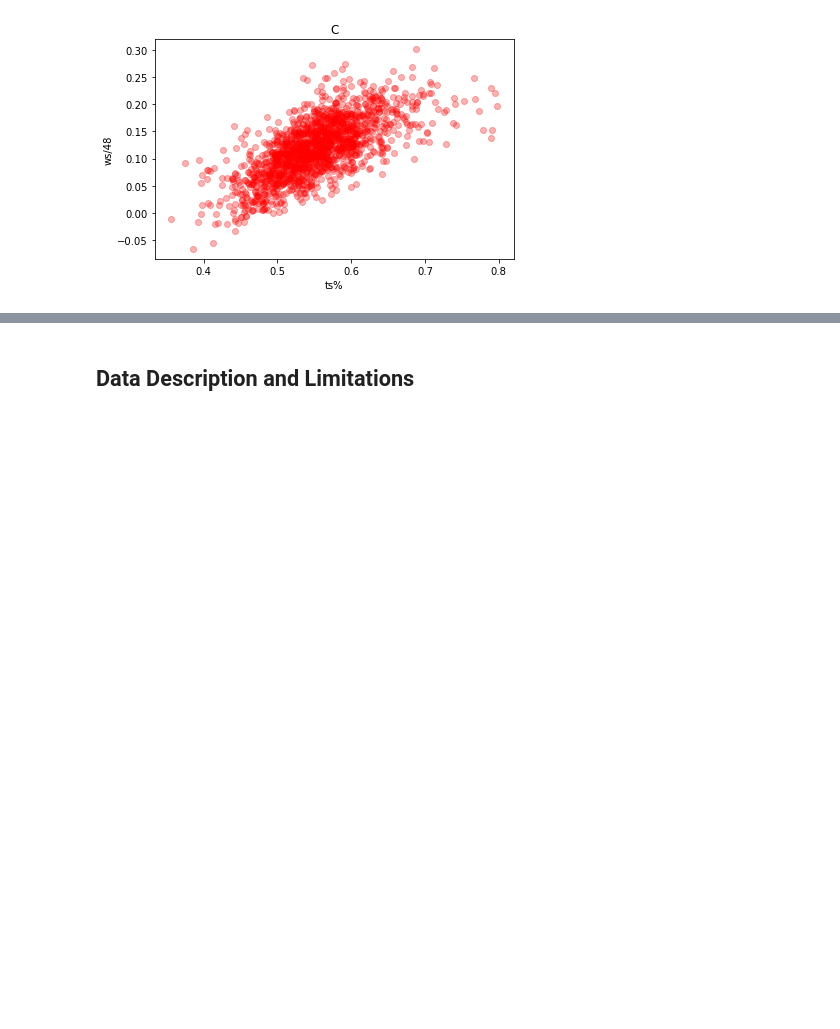
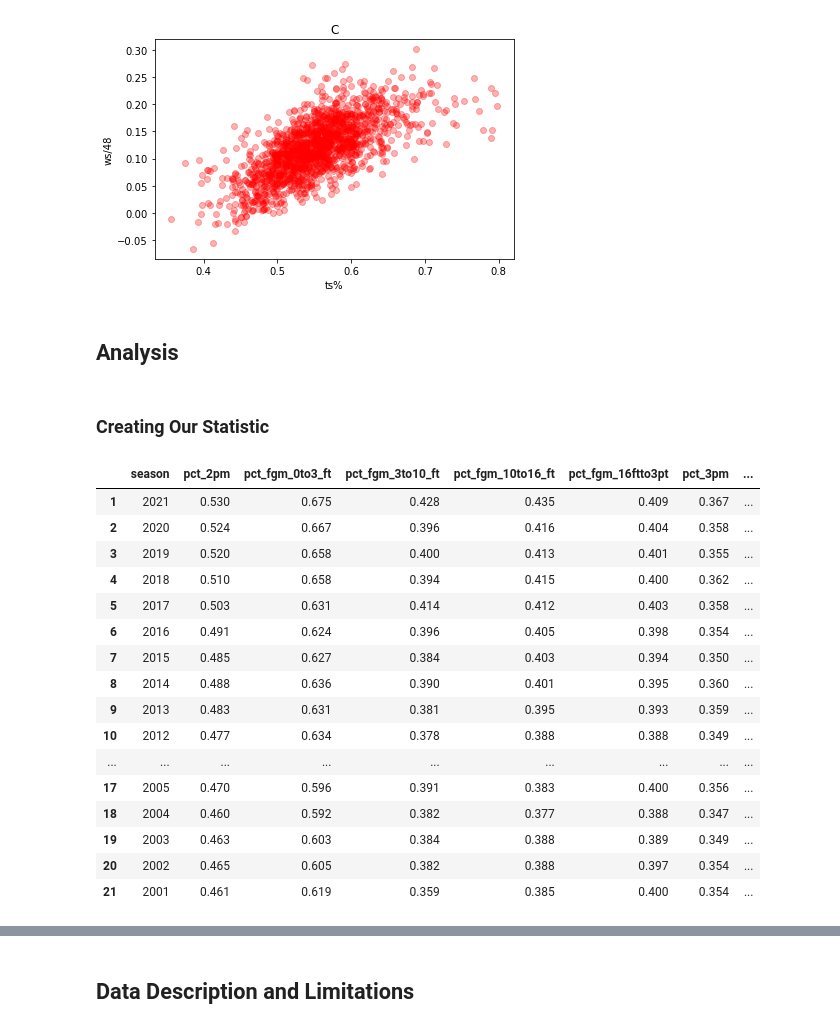
Before and after one commit to MAhram1/INFO-2950-Project, a Jupyter notebook: proj.ipynb, the cells around one changed output, grey strips where cells are left out. Saved outputs shown, nothing was run; the diff lists cells and outputs as text; code cells hidden in the pictures; blank space fills up the shorter version.

```diff
--- a/proj.ipynb
+++ b/proj.ipynb
@@ -309,8 +309,7 @@ In the above cells, we begin tidying up league_avg_shooting's column names. We d
 # Now, dropping the columns that we are certain are irrelevant or unnecessary to our analysis.
 lg_avg_shooting = lg_avg_shooting.drop(['G', 'MP', 'FG%', 'dist (ft)', 'pct_FGA_2P', 'pct_FGA_0to3_ft',
                                         'pct_FGA_3to10_ft', 'pct_FGA_10to16_ft', 'pct_FGA_16ftto3PT',
-                                        'pct_FGA_3PT', 'pct_FGA_dunks', 'dunks_made', 'pct_3PA_corner',
-                                        'heaves_att', 'heaves_made'],
+                                        'pct_FGA_3PT', 'pct_FGA_dunks', 'dunks_made','heaves_att', 'heaves_made'],
                                        axis = 1)
 # Making all columns lowercase...
 lg_avg_shooting.columns = [col_name.lower() for col_name in lg_avg_shooting.columns]
@@ -343,7 +343,8 @@ dtype: object
 lg_avg_shooting = lg_avg_shooting.astype({'season': int, 'pct_2pm': float, 'pct_fgm_0to3_ft': float,
                                            'pct_fgm_3to10_ft': float, 'pct_fgm_10to16_ft': float,
                                            'pct_fgm_16ftto3pt': float, 'pct_3pm': float, 'pct_2pm_assisted': float,
-                                           'pct_3pm_assisted': float, 'pct_3pm_corner': float})
+                                           'pct_3pm_assisted': float, 'pct_3pm_corner': float,
+                                           'pct_3pa_corner': float})
 print(lg_avg_shooting.dtypes)
 # %% [output]
 season                 int64
@@ -556,3 +560,36 @@ For G: correlation between ts% and ws/48:  0.6937
 [figure]
 For C: correlation between ts% and ws/48:  0.6833
 [figure]
+# %% [markdown]
+## Analysis
+# %% [markdown]
+### Creating Our Statistic
+# %%
+# Creating a new df to calculate and store the expected value of shots from 0-3 ft, 3-10 ft, 10-16 ft,
+# 16 ft to the 3PT line, corner 3s, and arc 3s for each individual season...
+expected_values_by_loc = lg_avg_shooting.copy()
+# Need to find % 3PA from arc (non-corner) and Arc 3PM %
+expected_values_by_loc['pct_3pa_arc'] = 1 - expected_values_by_loc['pct_3pa_corner']
+# Now, using the fact that overall 3PM % is a weighted average of arc and corner 3PM %, we know that...
+expected_values_by_loc['pct_3pm_arc'] = round(((expected_values_by_loc['pct_3pm'] -
+                                        (expected_values_by_loc['pct_3pm_corner']*
+                                         expected_values_by_loc['pct_3pa_corner']))/expected_values_by_loc['pct_3pa_arc']),3)
+expected_values_by_loc
+# %% [output]
+|  | season | pct_2pm | pct_fgm_0to3_ft | pct_fgm_3to10_ft | pct_fgm_10to16_ft | pct_fgm_16ftto3pt | pct_3pm | ... |
+| 1 | 2021 | 0.530 | 0.675 | 0.428 | 0.435 | 0.409 | 0.367 | ... |
+| 2 | 2020 | 0.524 | 0.667 | 0.396 | 0.416 | 0.404 | 0.358 | ... |
+| 3 | 2019 | 0.520 | 0.658 | 0.400 | 0.413 | 0.401 | 0.355 | ... |
+| 4 | 2018 | 0.510 | 0.658 | 0.394 | 0.415 | 0.400 | 0.362 | ... |
+| 5 | 2017 | 0.503 | 0.631 | 0.414 | 0.412 | 0.403 | 0.358 | ... |
+| 6 | 2016 | 0.491 | 0.624 | 0.396 | 0.405 | 0.398 | 0.354 | ... |
+| 7 | 2015 | 0.485 | 0.627 | 0.384 | 0.403 | 0.394 | 0.350 | ... |
+| 8 | 2014 | 0.488 | 0.636 | 0.390 | 0.401 | 0.395 | 0.360 | ... |
+| 9 | 2013 | 0.483 | 0.631 | 0.381 | 0.395 | 0.393 | 0.359 | ... |
+| 10 | 2012 | 0.477 | 0.634 | 0.378 | 0.388 | 0.388 | 0.349 | ... |
+| ... | ... | ... | ... | ... | ... | ... | ... | ... |
+| 17 | 2005 | 0.470 | 0.596 | 0.391 | 0.383 | 0.400 | 0.356 | ... |
+| 18 | 2004 | 0.460 | 0.592 | 0.382 | 0.377 | 0.388 | 0.347 | ... |
+| 19 | 2003 | 0.463 | 0.603 | 0.384 | 0.388 | 0.389 | 0.349 | ... |
+| 20 | 2002 | 0.465 | 0.605 | 0.382 | 0.388 | 0.397 | 0.354 | ... |
+| 21 | 2001 | 0.461 | 0.619 | 0.359 | 0.385 | 0.400 | 0.354 | ... |
```
Also changed, not shown: parts of 10 cells of this notebook.
